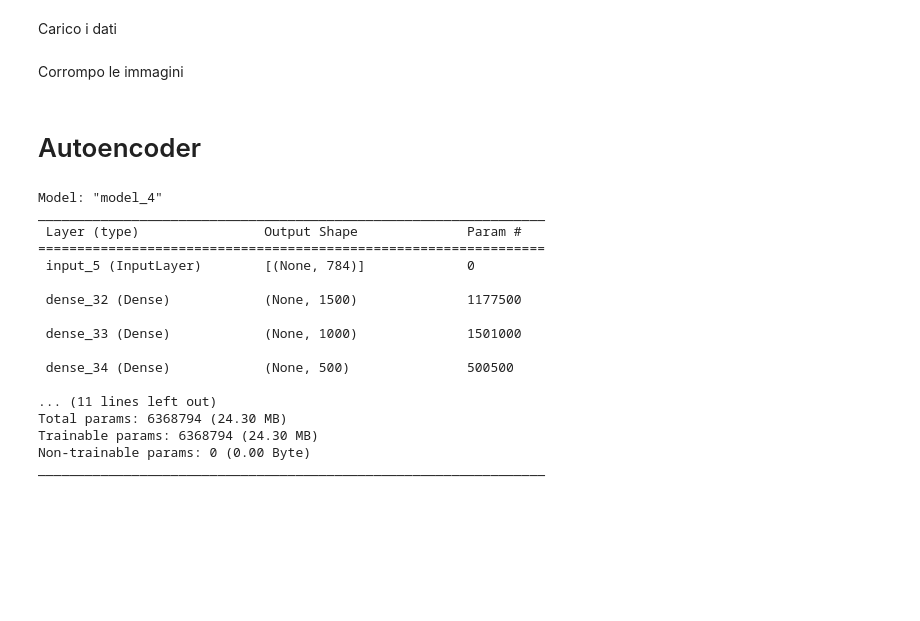
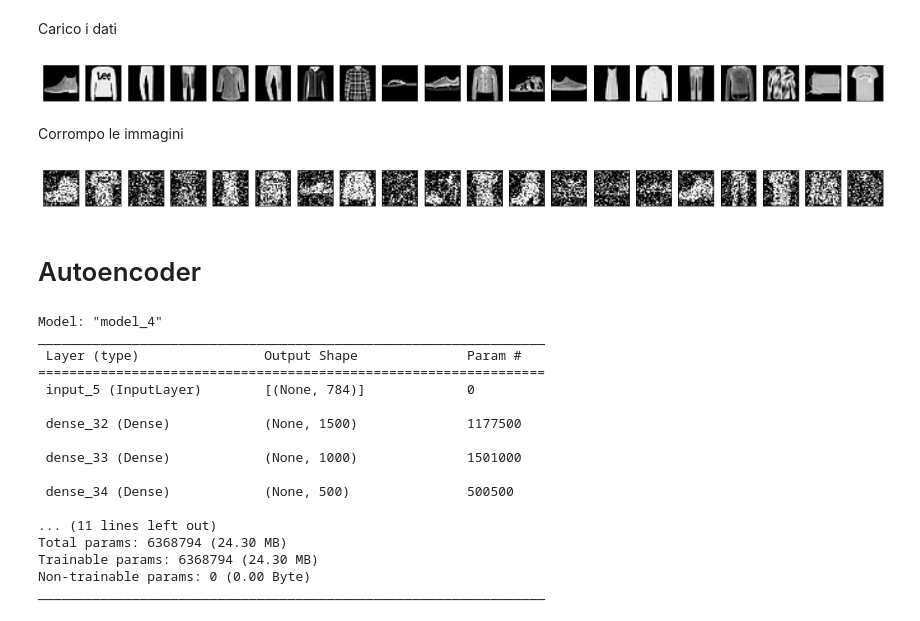
Before and after one commit to Rick8998/ProgettoDeepLearning, a Jupyter notebook: ImageDenoising/image_Denoising.ipynb, the cells around one changed output. Cells and saved outputs as stored; diff of their text form; code cells hidden in the pictures; blank space fills up the shorter version.

```diff
--- a/ImageDenoising/image_Denoising.ipynb
+++ b/ImageDenoising/image_Denoising.ipynb
@@ -19,5 +21,18 @@ test_x = test_x.astype('float32') / 255.0
 train_x = train_x.reshape(-1, 784)
 test_x = test_x.reshape(-1, 784)
+# %%
+n = 20  # quante immagini mostrare
+plt.figure(figsize=(20, 20))
+
+for i in range(n):
+    # Immagini reali
+    ax = plt.subplot(3, n, i + 1)
+    plt.imshow(test_x[i].reshape(28, 28))
+    plt.gray()
+    ax.get_xaxis().set_visible(False)
+    ax.get_yaxis().set_visible(False)
+# %% [output]
+[figure, added]
 # %% [markdown]
 Corrompo le immagini
 # %%
@@ -26,6 +41,19 @@ noisy_train_x = train_x + noise_factor * np.random.normal(size=train_x.shape)
 noisy_test_x = test_x + noise_factor * np.random.normal(size=test_x.shape)
 noisy_train_x = np.clip(noisy_train_x, 0.0, 1.0)
 noisy_test_x = np.clip(noisy_test_x, 0.0, 1.0)
+# %%
+n = 20  # quante immagini mostrare
+plt.figure(figsize=(20, 20))
+
+for i in range(n):
+    # Immagini reali
+    ax = plt.subplot(3, n, i + 1)
+    plt.imshow(noisy_train_x[i].reshape(28, 28))
+    plt.gray()
+    ax.get_xaxis().set_visible(False)
+    ax.get_yaxis().set_visible(False)
+# %% [output]
+[figure, added]
 # %% [markdown]
 # Autoencoder
 # %%
```
Also changed, not shown: parts of 1 cell of this notebook, 1 other file.
